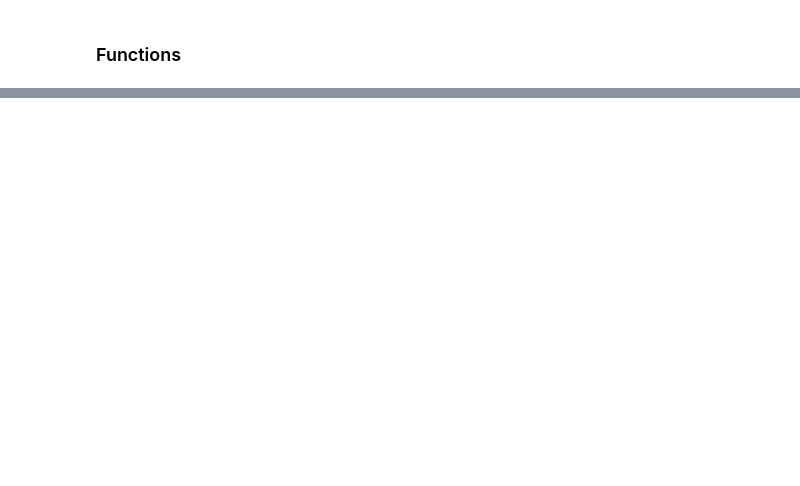
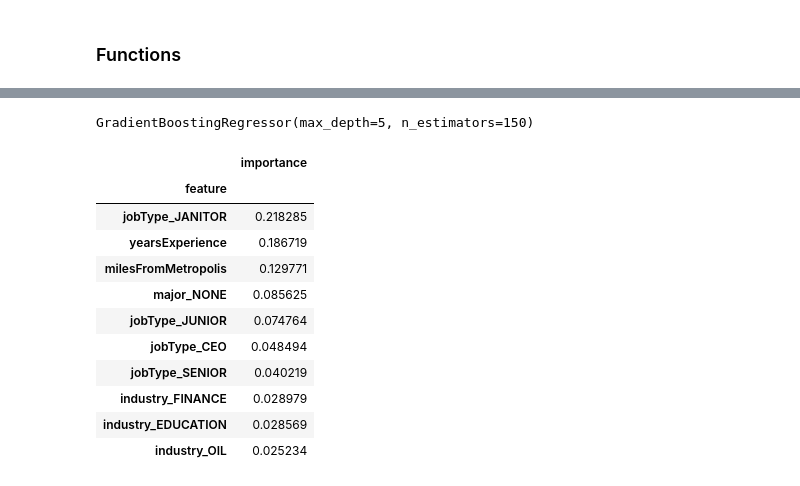
Before and after one commit to gachi164/Salary-Prediction, a Jupyter notebook: Salary Prediction Model_V0.1.ipynb, the cells around one changed output, grey strips where cells are left out. Cells and saved outputs as stored; diff of their text form; code cells hidden in the pictures; blank space fills up the shorter version.

```diff
--- a/Salary Prediction Model_V0.1.ipynb
+++ b/Salary Prediction Model_V0.1.ipynb
@@ -58,10 +60,9 @@ def save_results(model, mean_mse, predictions, feature_importances):
     np.savetxt('predictions.csv', predictions, delimiter=',')
 # %%
 #define inputs
-train_feature_file = 'C:/Users/Son/OneDrive/DSDJ/Projects/Salary pridiction/DSDJ-data-SalaryPredictions/data/train_features.csv'
-train_target_file = 'C:/Users/Son/OneDrive/DSDJ/Projects/Salary pridiction/DSDJ-data-SalaryPredictions/data/train_salaries.csv'
-test_feature_file = 'C:/Users/Son/OneDrive/DSDJ/Projects/Salary pridiction/DSDJ-data-SalaryPredictions/data/test_features.csv'
-
+train_feature_file = 'C:/Users/PC/Desktop/Salary pridiction/data/train_features.csv'
+train_target_file = 'C:/Users/PC/Desktop/Salary pridiction/data/train_salaries.csv'
+test_feature_file = 'C:/Users/PC/Desktop/Salary pridiction/data/test_features.csv'
 
 #define variables
 categorical_vars = ['companyId', 'jobType', 'degree', 'major', 'industry']
@@ -151,0 +173,19 @@ plt.show()
+# %%
+model
+# %% [output]
+GradientBoostingRegressor(max_depth=5, n_estimators=150)
+# %%
+feature_importances.head(10)
+# %% [output]
+|  | importance |
+| feature |  |
+| jobType_JANITOR | 0.218285 |
+| yearsExperience | 0.186719 |
+| milesFromMetropolis | 0.129771 |
+| major_NONE | 0.085625 |
+| jobType_JUNIOR | 0.074764 |
+| jobType_CEO | 0.048494 |
+| jobType_SENIOR | 0.040219 |
+| industry_FINANCE | 0.028979 |
+| industry_EDUCATION | 0.028569 |
+| industry_OIL | 0.025234 |
```
Also changed, not shown: parts of 9 cells of this notebook.
